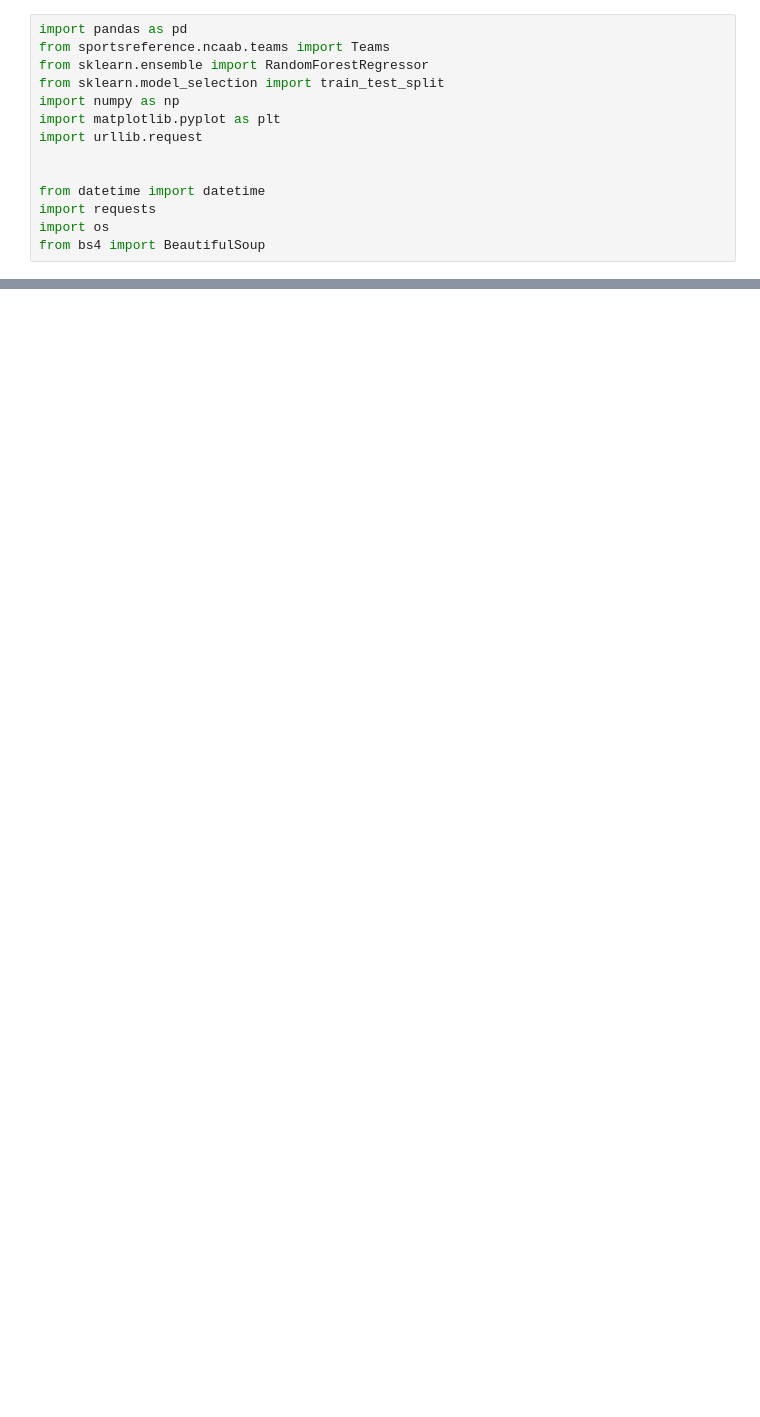
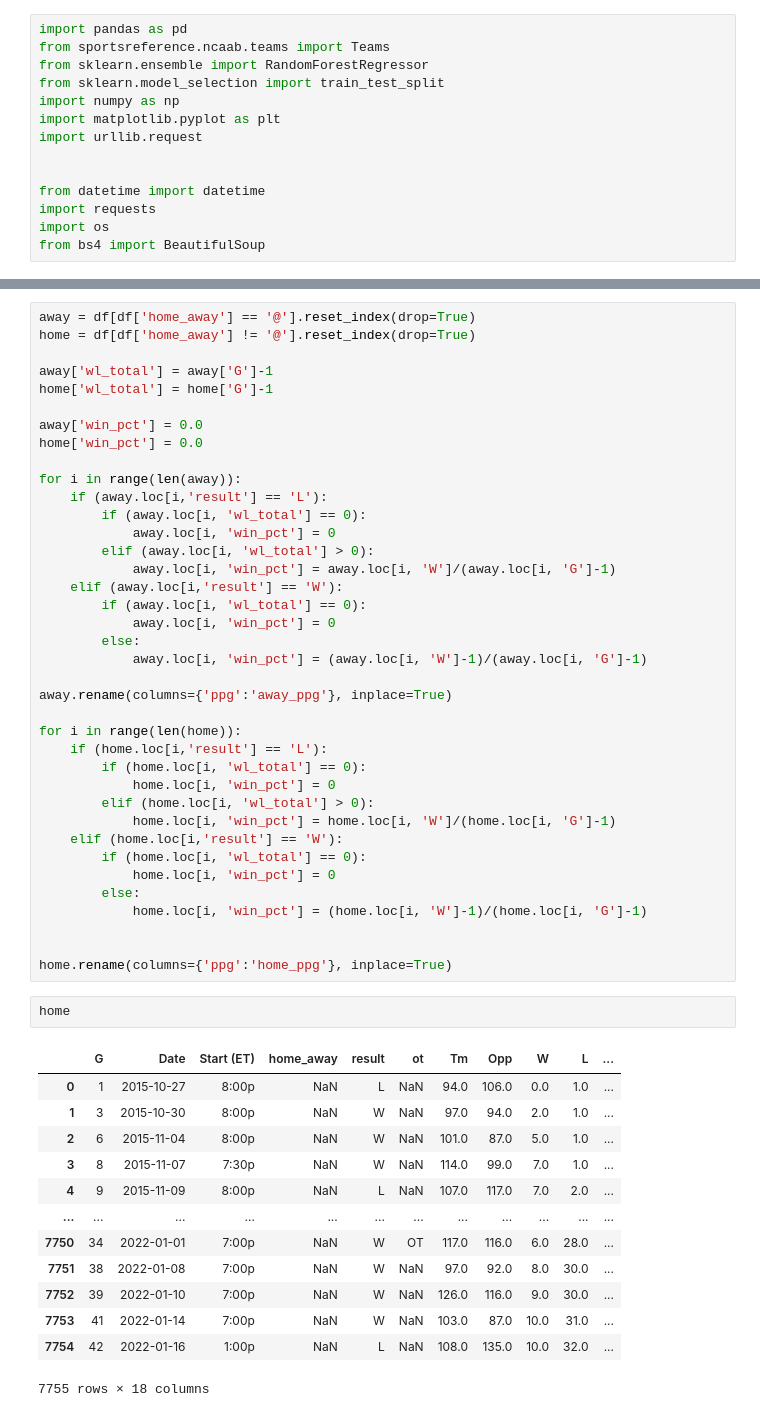
Before and after one commit to jemivDS/NCAAB_Predictor, a Jupyter notebook: NBA_2.ipynb, the cells around one changed output, grey strips where cells are left out. Saved outputs shown, nothing was run; the diff lists cells and outputs as text; blank space fills up the shorter version.

```diff
--- a/NBA_2.ipynb
+++ b/NBA_2.ipynb
@@ -32,0 +78,54 @@ df
+# %%
+away = df[df['home_away'] == '@'].reset_index(drop=True)
+home = df[df['home_away'] != '@'].reset_index(drop=True)
+
+away['wl_total'] = away['G']-1
+home['wl_total'] = home['G']-1
+
+away['win_pct'] = 0.0
+home['win_pct'] = 0.0
+
+for i in range(len(away)):
+    if (away.loc[i,'result'] == 'L'):
+        if (away.loc[i, 'wl_total'] == 0):
+            away.loc[i, 'win_pct'] = 0
+        elif (away.loc[i, 'wl_total'] > 0):
+            away.loc[i, 'win_pct'] = away.loc[i, 'W']/(away.loc[i, 'G']-1)
+    elif (away.loc[i,'result'] == 'W'):
+        if (away.loc[i, 'wl_total'] == 0):
+            away.loc[i, 'win_pct'] = 0
+        else:
+            away.loc[i, 'win_pct'] = (away.loc[i, 'W']-1)/(away.loc[i, 'G']-1)
+
+away.rename(columns={'ppg':'away_ppg'}, inplace=True)
+
+for i in range(len(home)):
+    if (home.loc[i,'result'] == 'L'):
+        if (home.loc[i, 'wl_total'] == 0):
+            home.loc[i, 'win_pct'] = 0
+        elif (home.loc[i, 'wl_total'] > 0):
+            home.loc[i, 'win_pct'] = home.loc[i, 'W']/(home.loc[i, 'G']-1)
+    elif (home.loc[i,'result'] == 'W'):
+        if (home.loc[i, 'wl_total'] == 0):
+            home.loc[i, 'win_pct'] = 0
+        else:
+            home.loc[i, 'win_pct'] = (home.loc[i, 'W']-1)/(home.loc[i, 'G']-1)
+
+
+home.rename(columns={'ppg':'home_ppg'}, inplace=True)
+# %%
+home
+# %% [output]
+|  | G | Date | Start (ET) | home_away | result | ot | Tm | Opp | W | L | ... |
+| 0 | 1 | 2015-10-27 | 8:00p | NaN | L | NaN | 94.0 | 106.0 | 0.0 | 1.0 | ... |
+| 1 | 3 | 2015-10-30 | 8:00p | NaN | W | NaN | 97.0 | 94.0 | 2.0 | 1.0 | ... |
+| 2 | 6 | 2015-11-04 | 8:00p | NaN | W | NaN | 101.0 | 87.0 | 5.0 | 1.0 | ... |
+| 3 | 8 | 2015-11-07 | 7:30p | NaN | W | NaN | 114.0 | 99.0 | 7.0 | 1.0 | ... |
+| 4 | 9 | 2015-11-09 | 8:00p | NaN | L | NaN | 107.0 | 117.0 | 7.0 | 2.0 | ... |
+| ... | ... | ... | ... | ... | ... | ... | ... | ... | ... | ... | ... |
+| 7750 | 34 | 2022-01-01 | 7:00p | NaN | W | OT | 117.0 | 116.0 | 6.0 | 28.0 | ... |
+| 7751 | 38 | 2022-01-08 | 7:00p | NaN | W | NaN | 97.0 | 92.0 | 8.0 | 30.0 | ... |
+| 7752 | 39 | 2022-01-10 | 7:00p | NaN | W | NaN | 126.0 | 116.0 | 9.0 | 30.0 | ... |
+| 7753 | 41 | 2022-01-14 | 7:00p | NaN | W | NaN | 103.0 | 87.0 | 10.0 | 31.0 | ... |
+| 7754 | 42 | 2022-01-16 | 1:00p | NaN | L | NaN | 108.0 | 135.0 | 10.0 | 32.0 | ... |
+7755 rows × 18 columns
```
Also changed, not shown: parts of 15 cells of this notebook, 1 other file.
